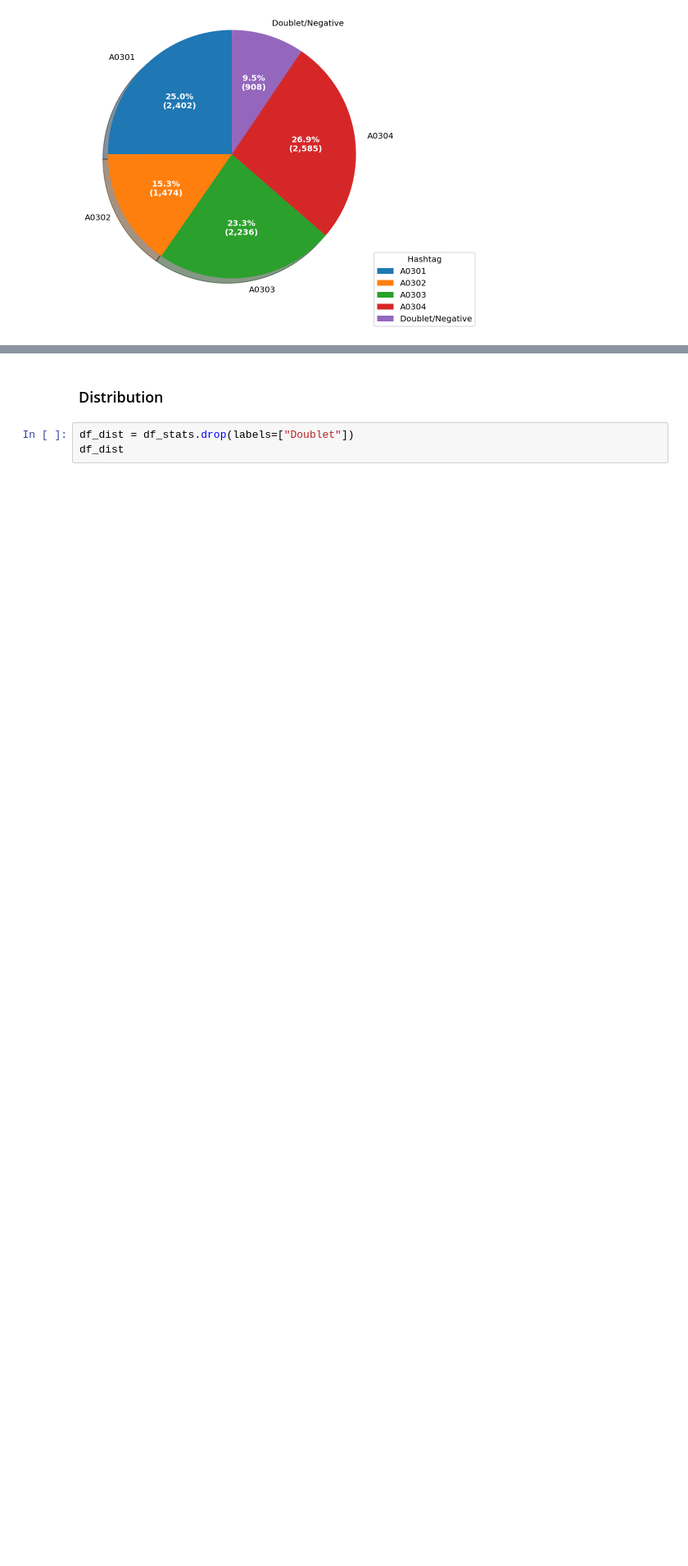
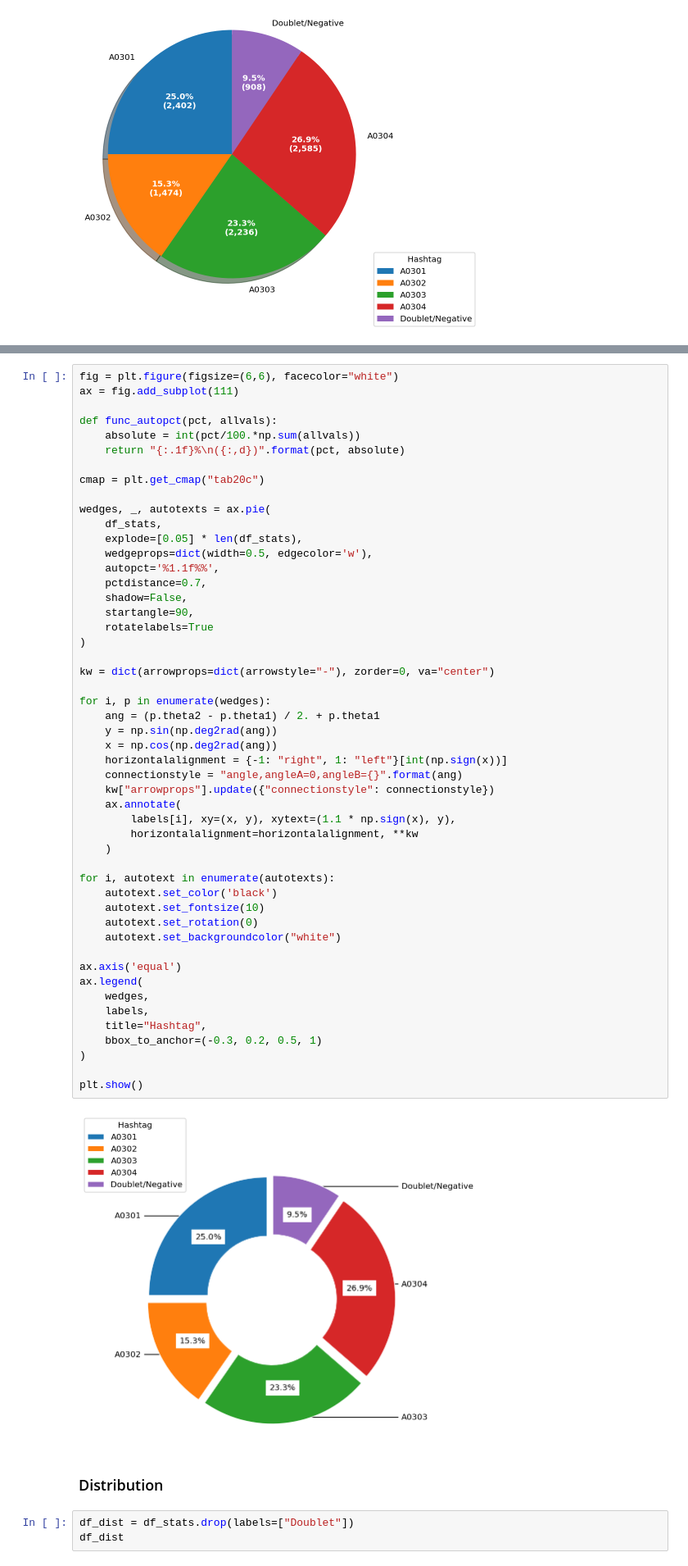
Before and after one commit to hisplan/sharp, a Jupyter notebook: manual-inspection/inspect.ipynb, the cells around one changed output, grey strips where cells are left out. Shown at 82% size. Saved outputs shown, nothing was run; the diff lists cells and outputs as text; blank space fills up the shorter version.

```diff
--- a/manual-inspection/inspect.ipynb
+++ b/manual-inspection/inspect.ipynb
@@ -153,3 +162,55 @@ plt.show()
+# %%
+fig = plt.figure(figsize=(6,6), facecolor="white")
+ax = fig.add_subplot(111)
+
+def func_autopct(pct, allvals):
+    absolute = int(pct/100.*np.sum(allvals))
+    return "{:.1f}%\n({:,d})".format(pct, absolute)
+
+cmap = plt.get_cmap("tab20c")
+
+wedges, _, autotexts = ax.pie(
+    df_stats,
+    explode=[0.05] * len(df_stats),
+    wedgeprops=dict(width=0.5, edgecolor='w'),
+    autopct='%1.1f%%',
+    pctdistance=0.7,
+    shadow=False,
+    startangle=90,
+    rotatelabels=True
+)
+
+kw = dict(arrowprops=dict(arrowstyle="-"), zorder=0, va="center")
+
+for i, p in enumerate(wedges):
+    ang = (p.theta2 - p.theta1) / 2. + p.theta1
+    y = np.sin(np.deg2rad(ang))
+    x = np.cos(np.deg2rad(ang))
+    horizontalalignment = {-1: "right", 1: "left"}[int(np.sign(x))]
+    connectionstyle = "angle,angleA=0,angleB={}".format(ang)
+    kw["arrowprops"].update({"connectionstyle": connectionstyle})
+    ax.annotate(
+        labels[i], xy=(x, y), xytext=(1.1 * np.sign(x), y),
+        horizontalalignment=horizontalalignment, **kw
+    )
+
+for i, autotext in enumerate(autotexts):
+    autotext.set_color('black')
+    autotext.set_fontsize(10)
+    autotext.set_rotation(0)
+    autotext.set_backgroundcolor("white")
+
+ax.axis('equal')
+ax.legend(
+    wedges,
+    labels,
+    title="Hashtag",
+    bbox_to_anchor=(-0.3, 0.2, 0.5, 1)
+)
+
+plt.show()
+# %% [output]
+[figure, added]
 # %% [markdown]
 ### Distribution
 # %%
```
Also changed, not shown: parts of 9 cells of this notebook, 1 other file.
